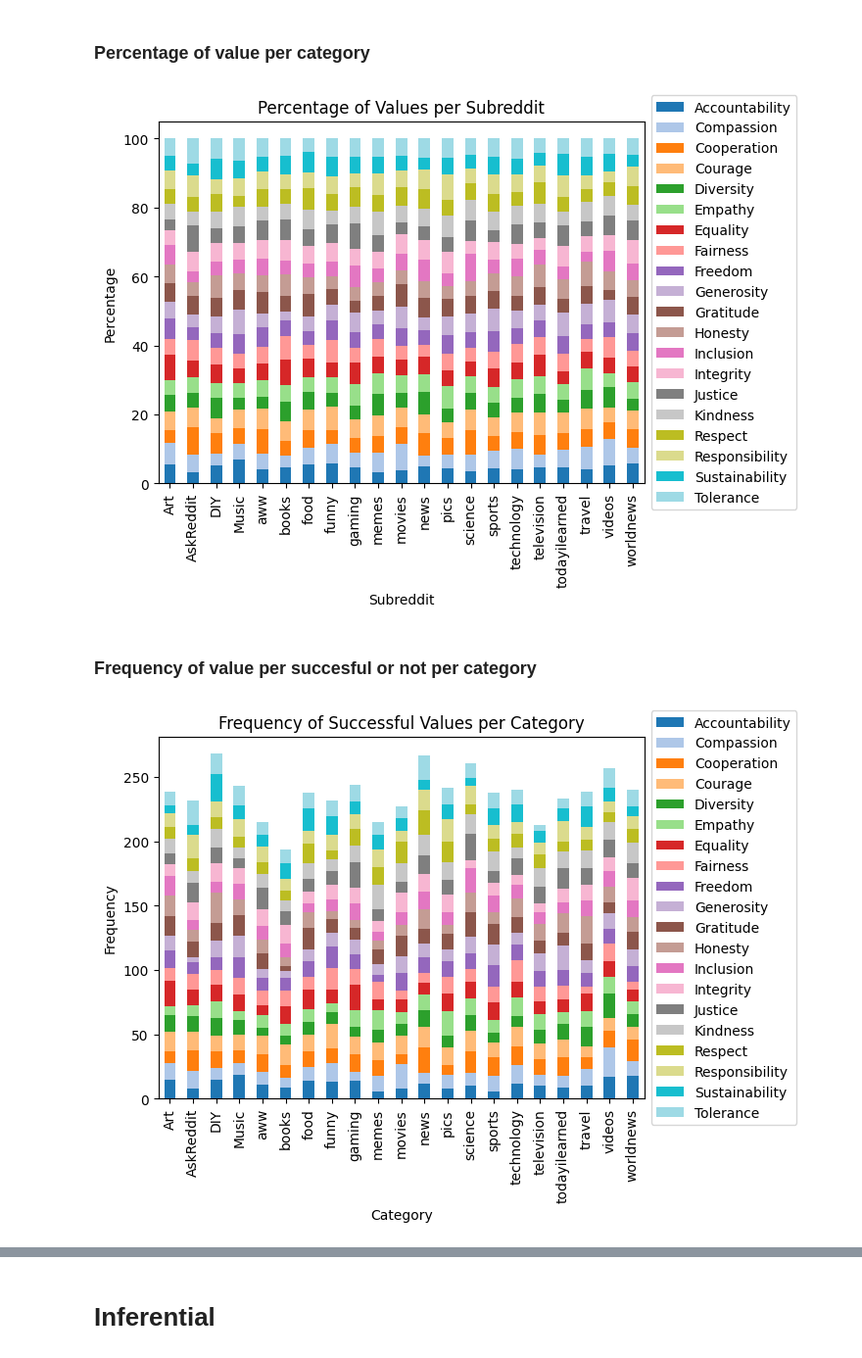
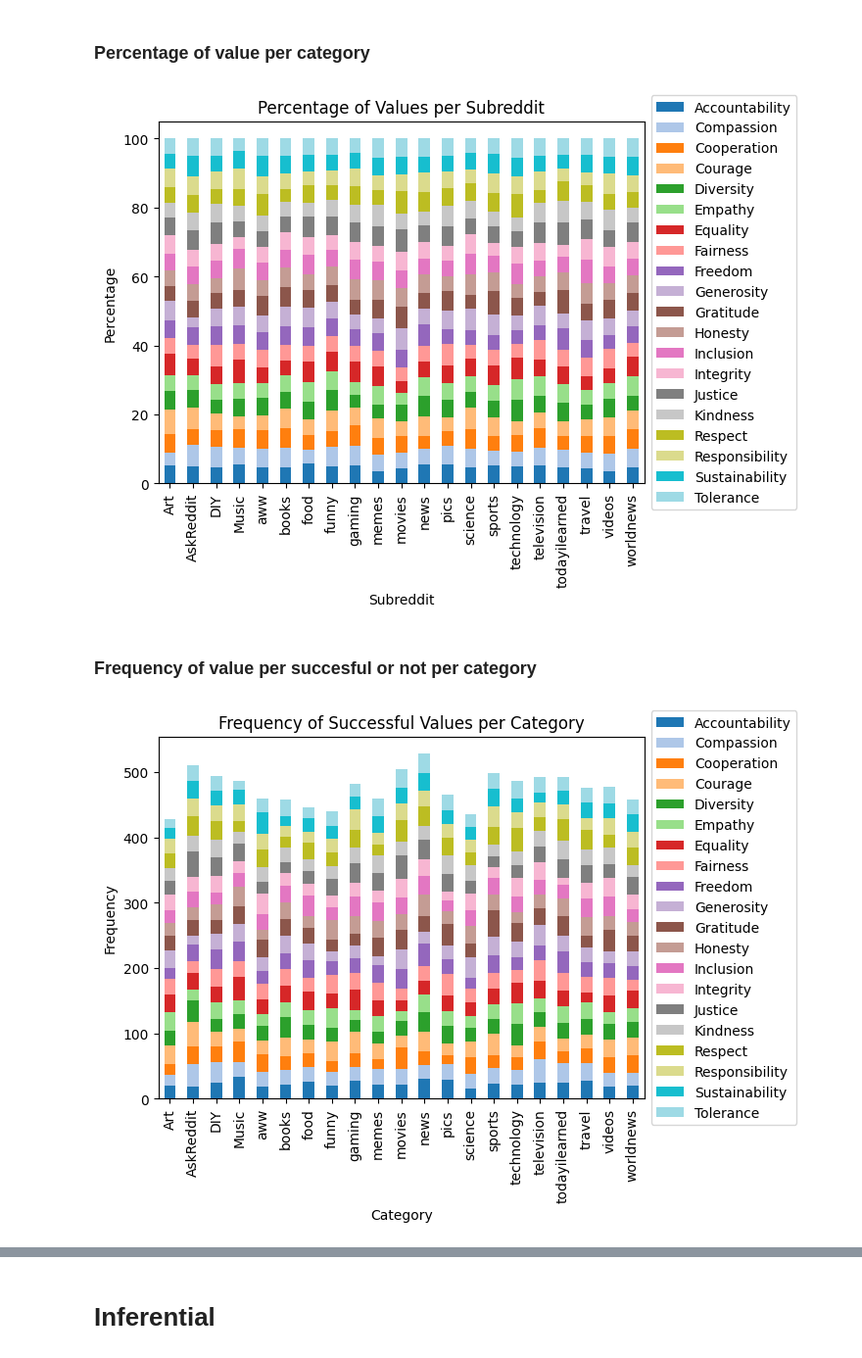
Before and after one commit to AbhishekRS4/LTP_Project_Group_6, a Jupyter notebook: task_2/evaluation.ipynb, the cells around one changed output, grey strips where cells are left out. Shown: that part at 98% size. Cells and saved outputs as stored; diff of their text form; code cells hidden in the pictures.

```diff
--- a/task_2/evaluation.ipynb
+++ b/task_2/evaluation.ipynb
@@ -60,7 +60,7 @@ rows = []
 # Generate 100 rows
 for _ in range(10000):
     active_subreddit = random.choice(active_subreddits)
-    value = random.choice(values)
+    value = random.choice(values) + "," + random.choice(values)
     successful = random.choice([True, False])
     rows.append({'active_subreddit': active_subreddit, 'values': value, 'successful': successful})
 
@@ -120,7 +124,9 @@ plt.show()
 ### Percentage of value per category
 # %%
 # Calculate the percentage of values per subreddit
-value_percentages = df.groupby('active_subreddit')['values'].value_counts(normalize=True).unstack(fill_value=0) * 100
+value_counts = df_concat.groupby('active_subreddit')[df_values.columns].sum()
+value_totals = value_counts.sum(axis=1)
+value_percentages = value_counts.divide(value_totals, axis=0) * 100
 
 # Plot the percentages of values per subreddit
 value_percentages.plot(kind='bar', stacked=True, colormap=color_palette)
@@ -136,25 +142,40 @@ plt.ylabel('Percentage')
 # Display the plot
 plt.show()
 # %% [output]
-[figure, old version]
+[figure, new version]
 # %% [markdown]
 ### Frequency of value per succesful or not per category
 # %%
-# Group the DataFrame by 'active_subreddit' and 'values', and count the frequency of successful values
-success_counts = df[df['successful']].groupby(['active_subreddit', 'values']).size().unstack(fill_value=0)
+# Split the 'values' column into multiple columns
+df_values = df['values'].str.split(',', expand=True)
+
+# Stack the values columns to create a single column
+df_values_stacked = df_values.stack().reset_index(level=1, drop=True).rename('values')
+
+# Create a new DataFrame with stacked values and successful flag
+df_success_stacked = pd.concat([df['active_subreddit'], df_values_stacked, df['successful']], axis=1)
+
+# Filter the DataFrame to include only successful rows
+df_success = df_success_stacked[df_success_stacked['successful']]
+
+# Create a pivot table to calculate the frequency of successful values per category
+success_counts = df_success.pivot_table(index='active_subreddit', columns='values', values='successful', aggfunc='size', fill_value=0)
+
+# Reset the index of the pivot table
+success_counts.reset_index(inplace=True)
 
 # Plot the frequency of successful values per category
-success_counts.plot(kind='bar', stacked=True, colormap=color_palette)
+success_counts.plot(x='active_subreddit', kind='bar', stacked=True, colormap=color_palette)
 
 # Move the legend to the right side of the figure
 plt.legend(loc='center left', bbox_to_anchor=(1, 0.5))
 
 # Set the plot title and axis labels
 plt.title('Frequency of Successful Values per Category')
 plt.xlabel('Category')
 plt.ylabel('Frequency')
 
 # Display the plot
 plt.show()
 # %% [output]
-[figure, old version]
+[figure, new version]
```
Also changed, not shown: parts of 11 cells of this notebook, 1 other file.
